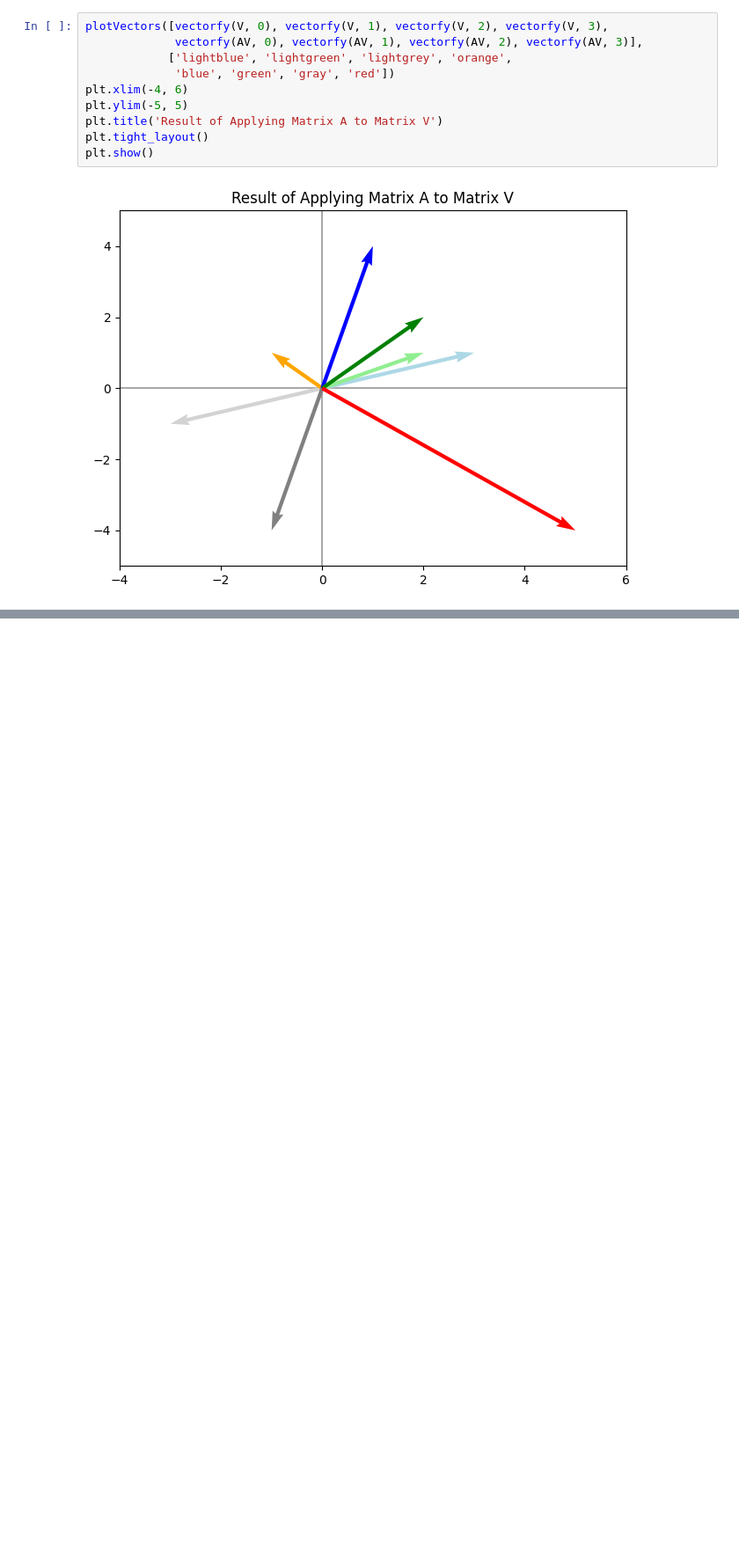
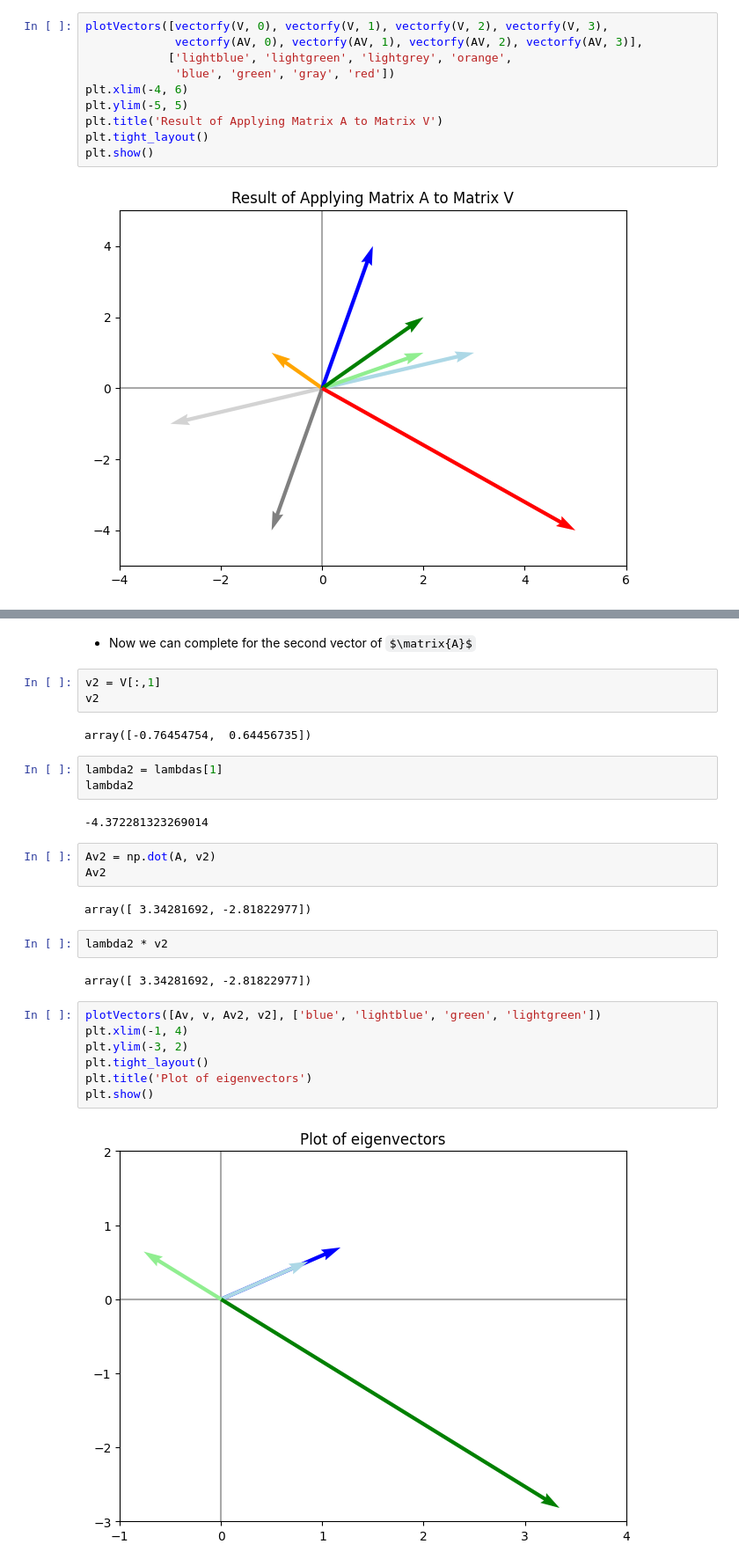
Before and after one commit to k3robotics/ML-Essentials, a Jupyter notebook: IntermediateLinAlg.ipynb, the cells around one changed output, grey strips where cells are left out. Shown at 88% size. Cells and saved outputs as stored; diff of their text form; some formulas as TeX source; blank space fills up the shorter version.

```diff
--- a/IntermediateLinAlg.ipynb
+++ b/IntermediateLinAlg.ipynb
@@ -188,0 +255,30 @@ plt.show()
+# %% [markdown]
+*  Now we can complete for the second vector of $\matrix{A}$
+# %%
+v2 = V[:,1]
+v2
+# %% [output]
+array([-0.76454754,  0.64456735])
+# %%
+lambda2 = lambdas[1]
+lambda2
+# %% [output]
+-4.372281323269014
+# %%
+Av2 = np.dot(A, v2)
+Av2
+# %% [output]
+array([ 3.34281692, -2.81822977])
+# %%
+lambda2 * v2
+# %% [output]
+array([ 3.34281692, -2.81822977])
+# %%
+plotVectors([Av, v, Av2, v2], ['blue', 'lightblue', 'green', 'lightgreen'])
+plt.xlim(-1, 4)
+plt.ylim(-3, 2)
+plt.tight_layout()
+plt.title('Plot of eigenvectors')
+plt.show()
+# %% [output]
+[figure, added]
```
Also changed, not shown: parts of 28 cells of this notebook.
